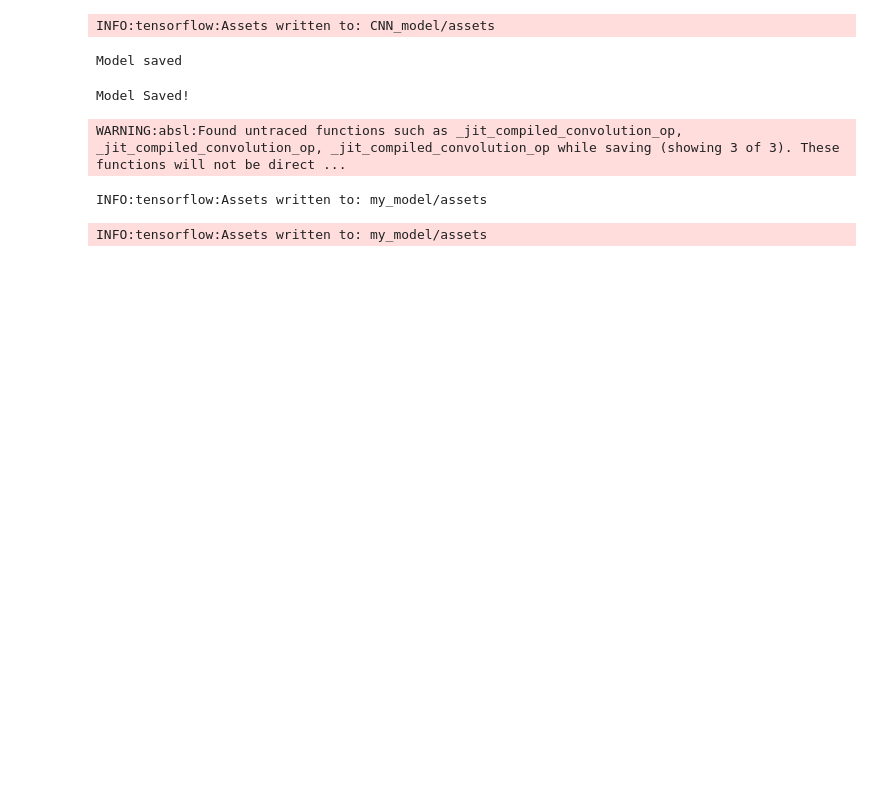
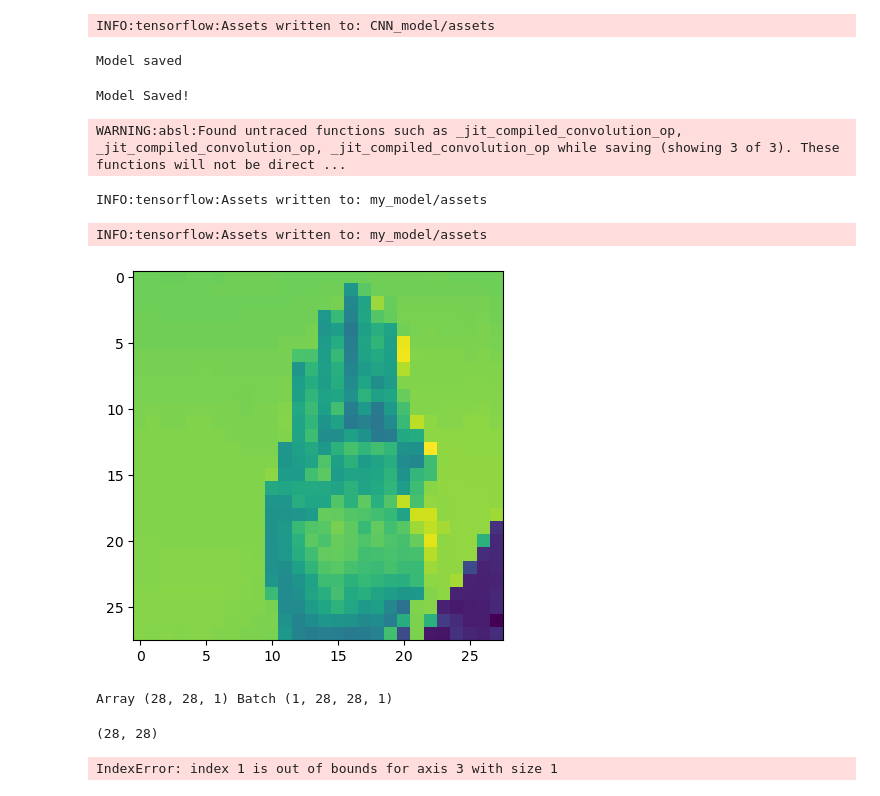
Before and after one commit to Pansartaxen/DV2599_ML, a Jupyter notebook: HandsignInterpreter/CNN_model.ipynb, the cells around one changed output. Saved outputs shown, nothing was run; the diff lists cells and outputs as text; code cells hidden in the pictures; blank space fills up the shorter version.

Commit message:
Somewhat working prediction with CNN

```diff
--- a/HandsignInterpreter/CNN_model.ipynb
+++ b/HandsignInterpreter/CNN_model.ipynb
@@ -136,0 +130,21 @@ np.testing.assert_allclose(
+# %%
+import numpy as np
+import matplotlib.pyplot as plt
+img = plt.imread('hand.png')
+plt.imshow(img)
+plt.show()
+# %% [output]
+[figure, added]
+# %%
+img_array = image.img_to_array(img)
+img_batch = np.expand_dims(img_array, axis=0)
+print('Array',img_array.shape,'Batch',img_batch.shape)
+img.shape
+# %% [output]
+Array (28, 28, 1) Batch (1, 28, 28, 1)
+(28, 28)
+# %%
+from tensorflow.keras.applications.resnet50 import preprocess_input, decode_predictions
+img_preprocessed = preprocess_input(img_batch)
+# %% [output]
+IndexError: index 1 is out of bounds for axis 3 with size 1
```
Also changed, not shown: parts of 7 cells of this notebook.
